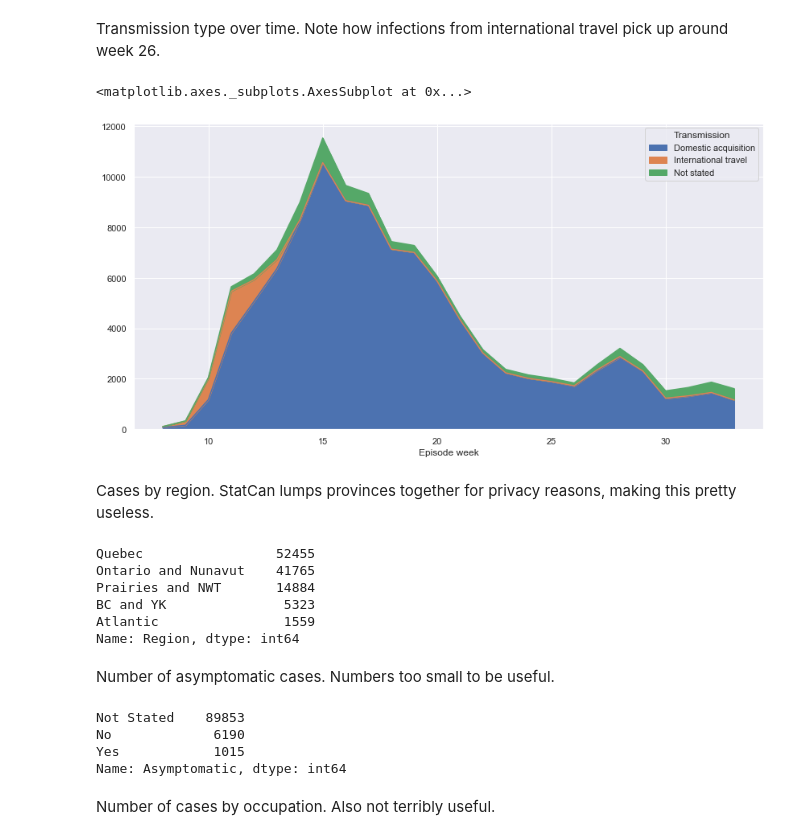
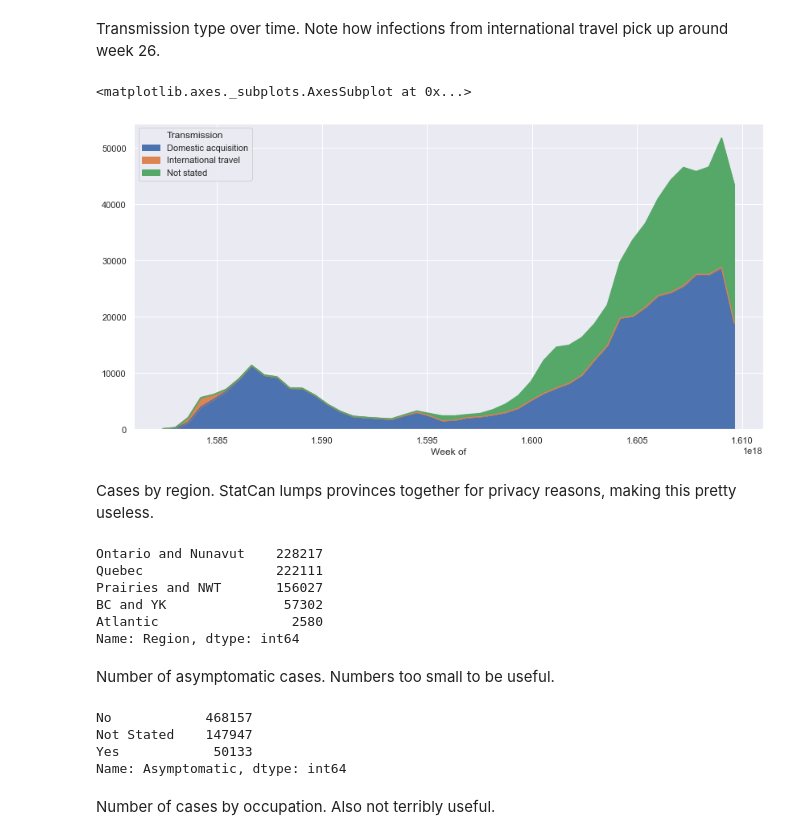
Before and after one commit to robroc/covid-cases-canada, a Jupyter notebook: canada_covid_cases_analysis.ipynb, the cells around one changed output. Saved outputs shown, nothing was run; the diff lists cells and outputs as text; code cells hidden in the pictures.

```diff
--- a/canada_covid_cases_analysis.ipynb
+++ b/canada_covid_cases_analysis.ipynb
@@ -48,0 +49,7 @@ epi_csv = pd.read_csv('13100781.csv', na_values = [99],
+# %%
+epi = pd.read_csv('COVID19-eng.csv', na_values = [99], dtype = str)
+
+# Pandas is loading the columns loading incorrectly for some reason. This shifts them 1 to the right
+epi = epi.shift(1, axis = 1)
+epi['Case identifier number'] = epi.index
+epi.head()
@@ -51,16 +66,18 @@ A lot of the fields are encoded with ordinal values. This cell maps these number
 # %%
 gender_map = {'1' : 'Male', '2' : 'Female', '9' : 'Other/Not stated'}
 
-region_map = {'1' : 'Atlantic', '2' : 'Quebec', '3' : 'Ontario and Nunavut', '4' : 'Prairies and NWT', '5' : 'BC and YK'}
+region_map = {'1' : 'Atlantic', '2' : 'Quebec', '3' : 'Ontario and Nunavut',
+              '4' : 'Prairies and NWT', '5' : 'BC and YK'}
 
 age_map = {'1' : '0 to 19', '2' : '20 to 29', '3' : '30 to 39',
                '4' : '40 to 49', '5' : '50 to 59', '6' : '60 to 69',
                '7' : '70 to 79', '8' : '80 years or older', '99' : 'Not stated'}
 
-occupation_map = {'1' : 'Health care worker', '2' : 'School or daycare worker/attendee', '3' : 'Long term care resident',
-                      '4': 'Other', '9' : 'Not stated'}
+occupation_map = {'1' : 'Health care worker', '2' : 'School or daycare worker/attendee',
+                  '3' : 'Long term care resident', '4': 'Other', '9' : 'Not stated'}
 
-hosp_map = {'1' : 'Hospitalized and in ICU', '2' : 'Hospitalized, not in ICU', '3' : 'Not hospitalized', '9' : 'Not Stated/Unknown'}
+hosp_map = {'1' : 'Hospitalized and in ICU', '2' : 'Hospitalized, not in ICU',
+            '3' : 'Not hospitalized', '9' : 'Not Stated/Unknown'}
 
 transmission_map = {'1' : 'Domestic acquisition', '2' : 'International travel' , '9' : 'Not stated'}
 
@@ -68,8 +85,7 @@ other_map = {'1' : 'Yes', '2' : 'No', '9' : 'Not Stated', np.nan : np.nan}
 # %% [markdown]
 Apply the column mappings and create a new column with the week date from the week number.
 # %%
-epi = epi_csv.pivot(index = 'Case identifier number', columns = 'Case information', values = 'VALUE')
-epi['Week of'] = pd.to_datetime('2020-'+epi['Episode week']+'-0', format = '%Y-%U-%w').dt.strftime('%b %d, %Y')
+epi['Week of'] = pd.to_datetime('20' + epi['Episode year'] + '-' + epi['Episode week']+'-0', format = '%Y-%U-%w')
 
 epi.Region = epi.Region.map(region_map)
 epi.Gender = epi.Gender.map(gender_map)
@@ -442,31 +473,31 @@ These are other columns in the data that didn't make it into the story. I leave
 # %% [markdown]
 Transmission type over time. Note how infections from international travel pick up around week 26.
 # %%
-transmision_time = epi.groupby(['Episode week', 'Transmission']).size().unstack()
+transmision_time = epi.groupby(['Week of', 'Transmission']).size().unstack()
 transmision_time.index = transmision_time.index.astype(int)
 transmision_time.sort_index().plot.area(figsize = (14,7))
 # %% [output]
 <matplotlib.axes._subplots.AxesSubplot at 0x...>
-[figure, old version]
+[figure, new version]
 # %% [markdown]
 Cases by region. StatCan lumps provinces together for privacy reasons, making this pretty useless.
 # %%
 epi['Region'].value_counts()
 # %% [output]
-Quebec                 52455
-Ontario and Nunavut    41765
-Prairies and NWT       14884
-BC and YK               5323
-Atlantic                1559
+Ontario and Nunavut    228217
+Quebec                 222111
+Prairies and NWT       156027
+BC and YK               57302
+Atlantic                 2580
 Name: Region, dtype: int64
 # %% [markdown]
 Number of asymptomatic cases. Numbers too small to be useful.
 # %%
 epi.Asymptomatic.value_counts()
 # %% [output]
-Not Stated    89853
-No             6190
-Yes            1015
+No            468157
+Not Stated    147947
+Yes            50133
 Name: Asymptomatic, dtype: int64
 # %% [markdown]
 Number of cases by occupation. Also not terribly useful.
```
Also changed, not shown: parts of 32 cells of this notebook.
